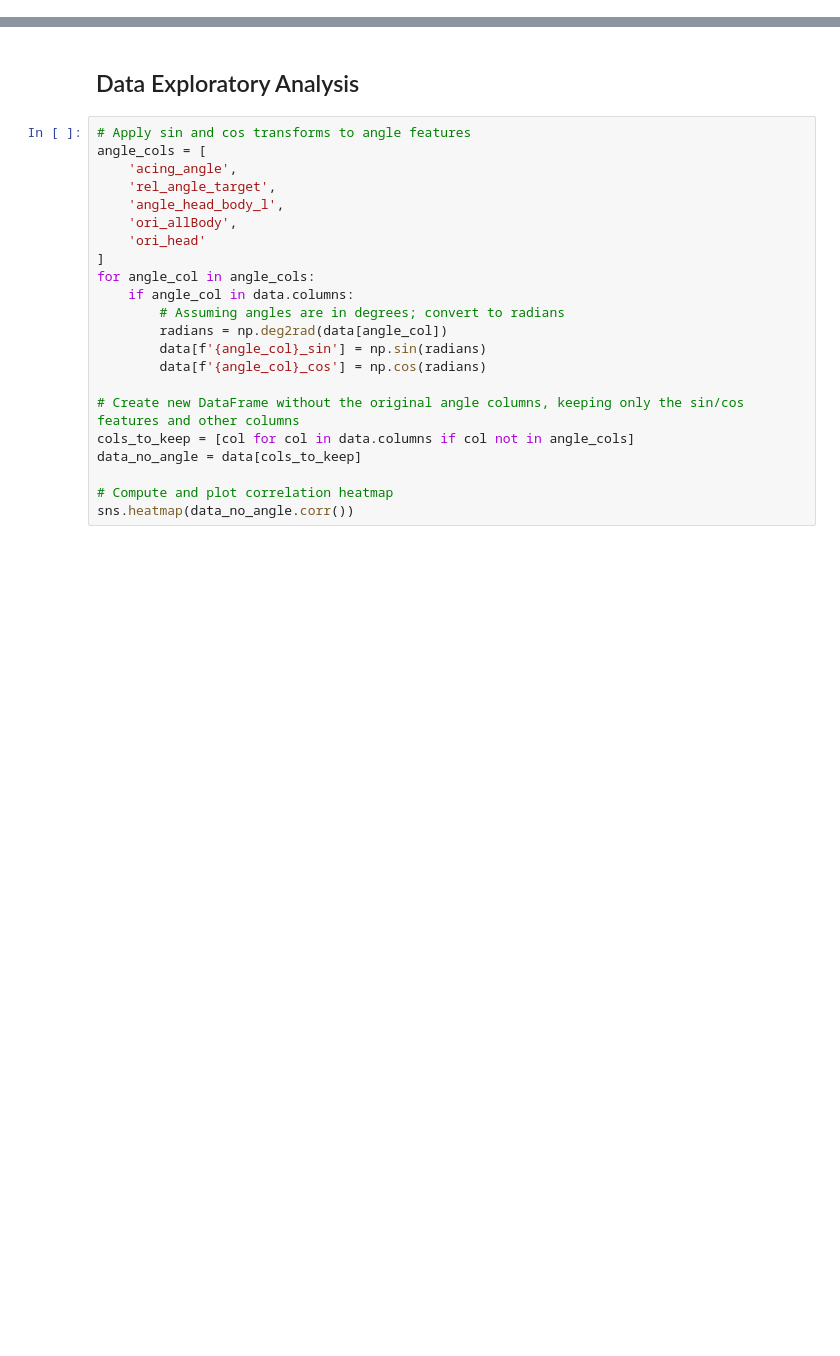
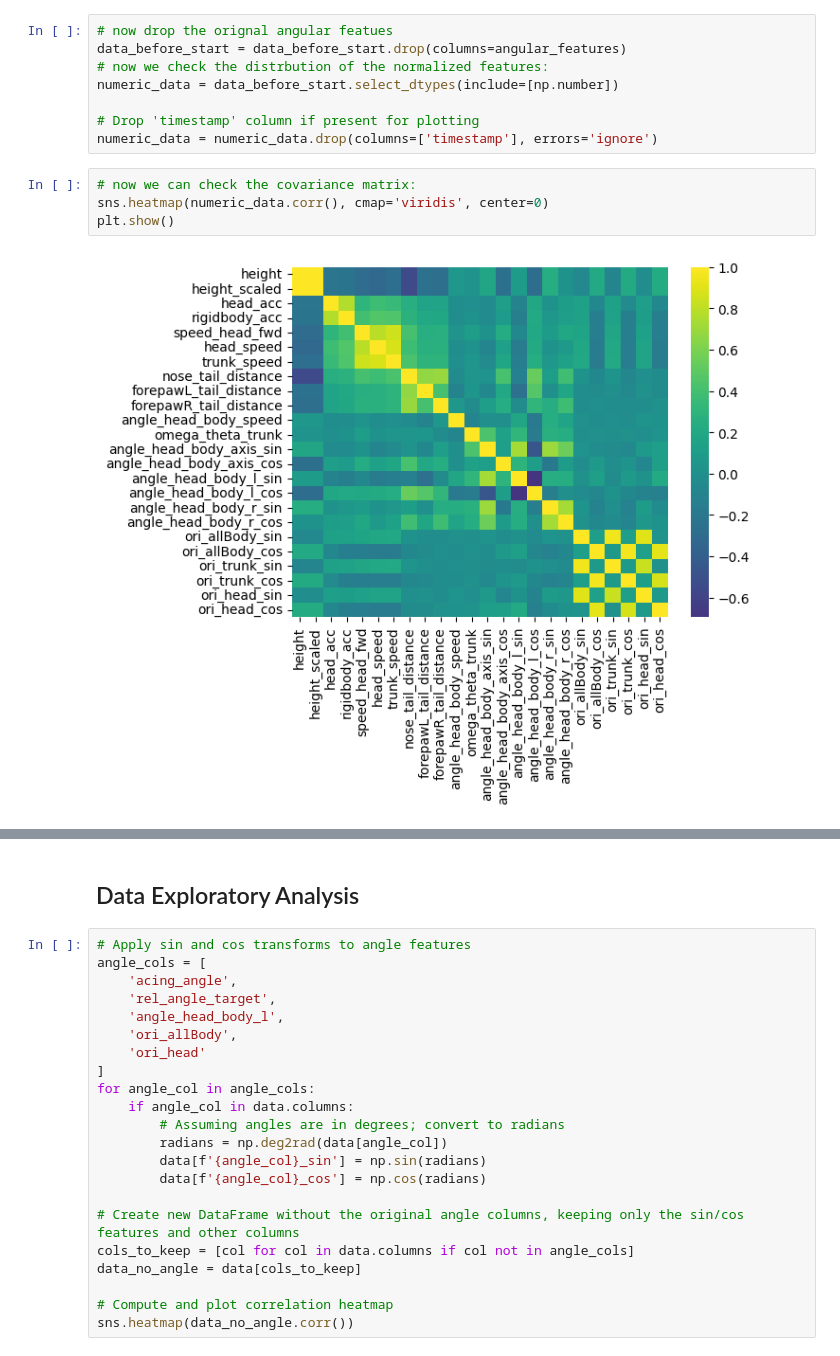
Before and after one commit to Thomasbush9/rearing_tracking, a Jupyter notebook: notebooks/data_analysis.ipynb, the cells around one changed output, grey strips where cells are left out. Saved outputs shown, nothing was run; the diff lists cells and outputs as text; blank space fills up the shorter version.

```diff
--- a/notebooks/data_analysis.ipynb
+++ b/notebooks/data_analysis.ipynb
@@ -17,0 +192,14 @@ data = pd.read_excel(session_test_path)
+# %%
+# now drop the orignal angular featues
+data_before_start = data_before_start.drop(columns=angular_features)
+# now we check the distrbution of the normalized features:
+numeric_data = data_before_start.select_dtypes(include=[np.number])
+
+# Drop 'timestamp' column if present for plotting
+numeric_data = numeric_data.drop(columns=['timestamp'], errors='ignore')
+# %%
+# now we can check the covariance matrix:
+sns.heatmap(numeric_data.corr(), cmap='viridis', center=0)
+plt.show()
+# %% [output]
+[figure, added]
```
Also changed, not shown: parts of 23 cells of this notebook, 2 other files.
